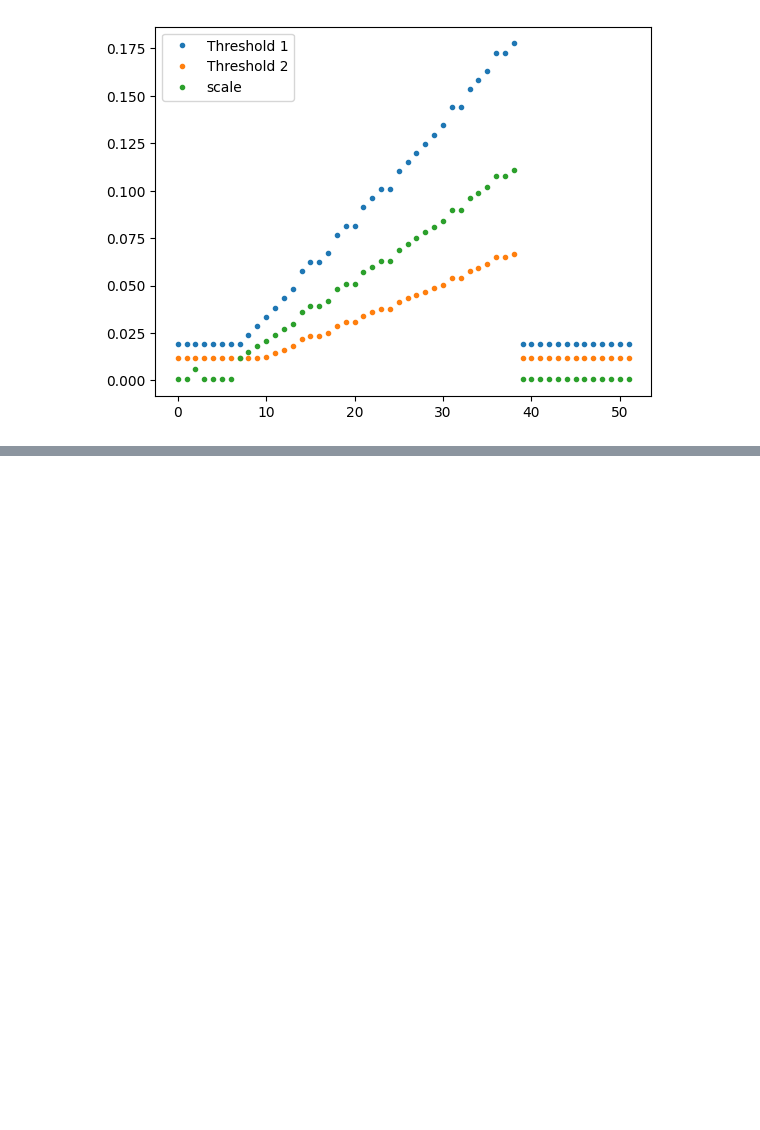
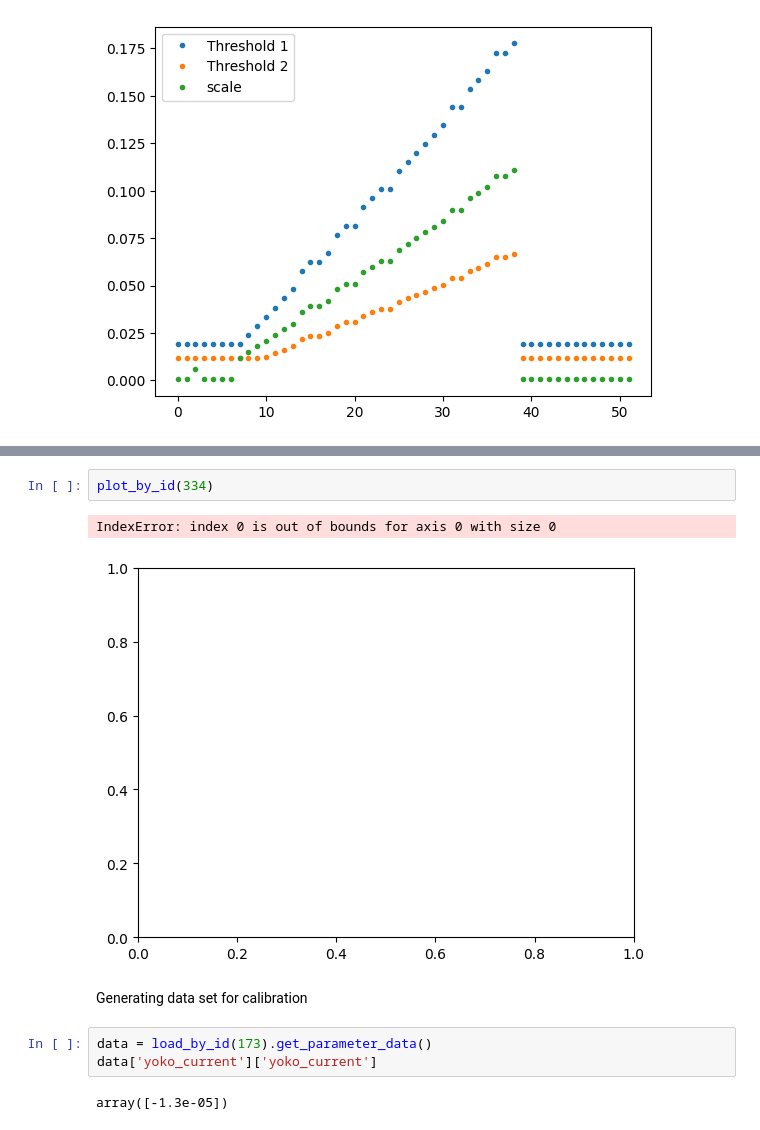
Before and after one commit to QNLSydney/snspd, a Jupyter notebook: SNSPD2/SNSPD12-Line2-Count_Calibration.ipynb, the cells around one changed output, grey strips where cells are left out. Saved outputs shown, nothing was run; the diff lists cells and outputs as text; blank space fills up the shorter version.

Commit message:
Finished and attempted a run of the calibration routine

```diff
--- a/SNSPD2/SNSPD12-Line2-Count_Calibration.ipynb
+++ b/SNSPD2/SNSPD12-Line2-Count_Calibration.ipynb
@@ -742,0 +1087,12 @@ array([0.0005, 0.0005, 0.006 , 0.0005, 0.0005, 0.0005, 0.0005, 0.012 ,
+# %%
+plot_by_id(334)
+# %% [output]
+IndexError: index 0 is out of bounds for axis 0 with size 0
+[figure, added]
+# %% [markdown]
+Generating data set for calibration
+# %%
+data = load_by_id(173).get_parameter_data()
+data['yoko_current']['yoko_current']
+# %% [output]
+array([-1.3e-05])
```
Also changed, not shown: parts of 53 cells of this notebook, 9 other files.
